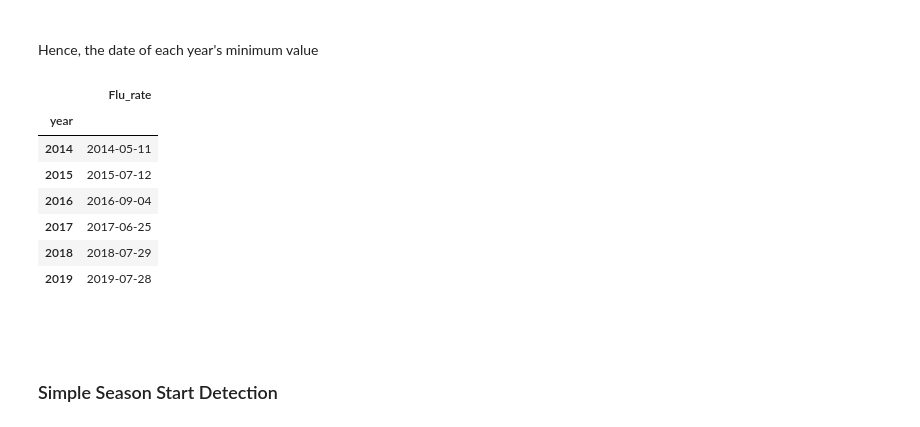
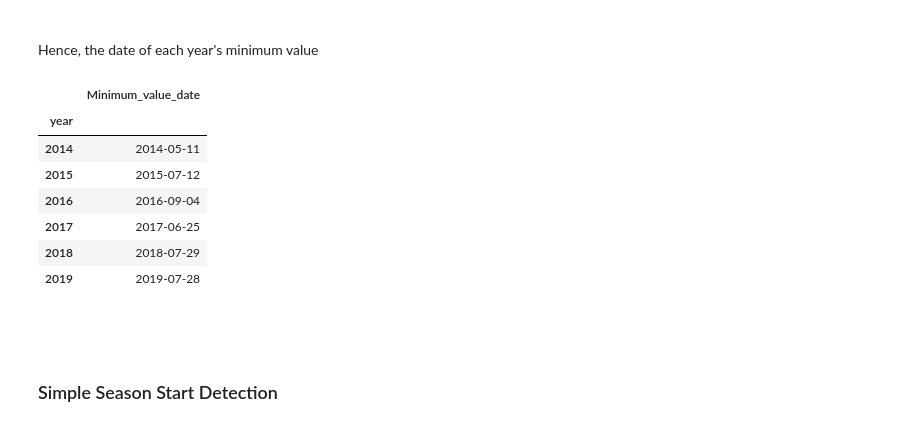
Before and after one commit to premodelling/practitioners, a Jupyter notebook: notebooks/practitioners.ipynb, the cells around one changed output. Cells and saved outputs as stored; diff of their text form; code cells hidden in the pictures.

```diff
--- a/notebooks/practitioners.ipynb
+++ b/notebooks/practitioners.ipynb
@@ -466,10 +478,10 @@ flu.sort_index(inplace = True)
 
 Hence, the date of each year's minimum value
 # %%
-minimum_value_dates = flu.groupby(by='year').agg(Flu_rate=('Flu_rate', when_min))
+minimum_value_dates = flu.groupby(by='year').agg(Minimum_value_date=('Flu_rate', when_min))
 minimum_value_dates
 # %% [output]
-|  | Flu_rate |
+|  | Minimum_value_date |
 | year |  |
 | 2014 | 2014-05-11 |
 | 2015 | 2015-07-12 |
```
Also changed, not shown: parts of 11 cells of this notebook.
